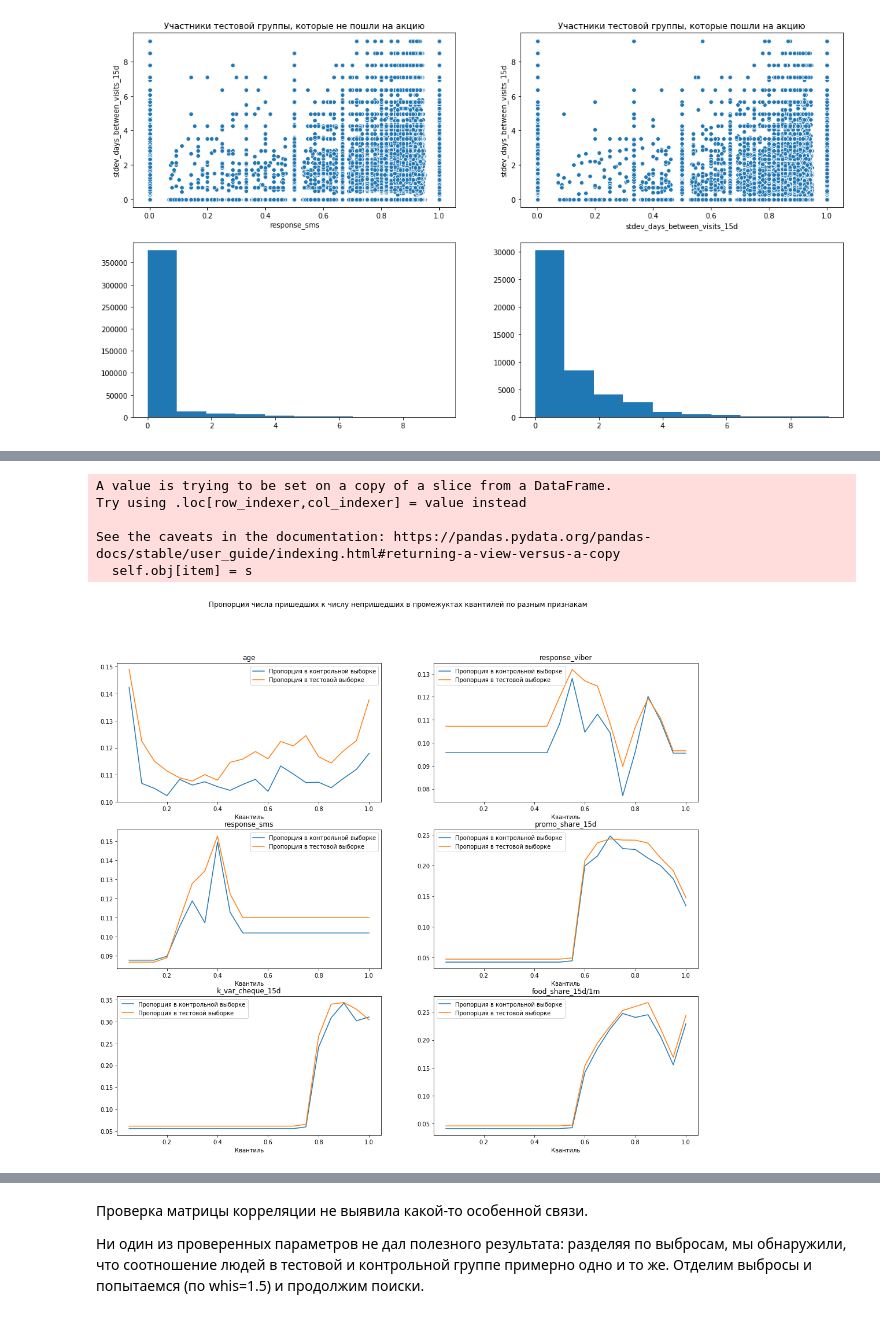
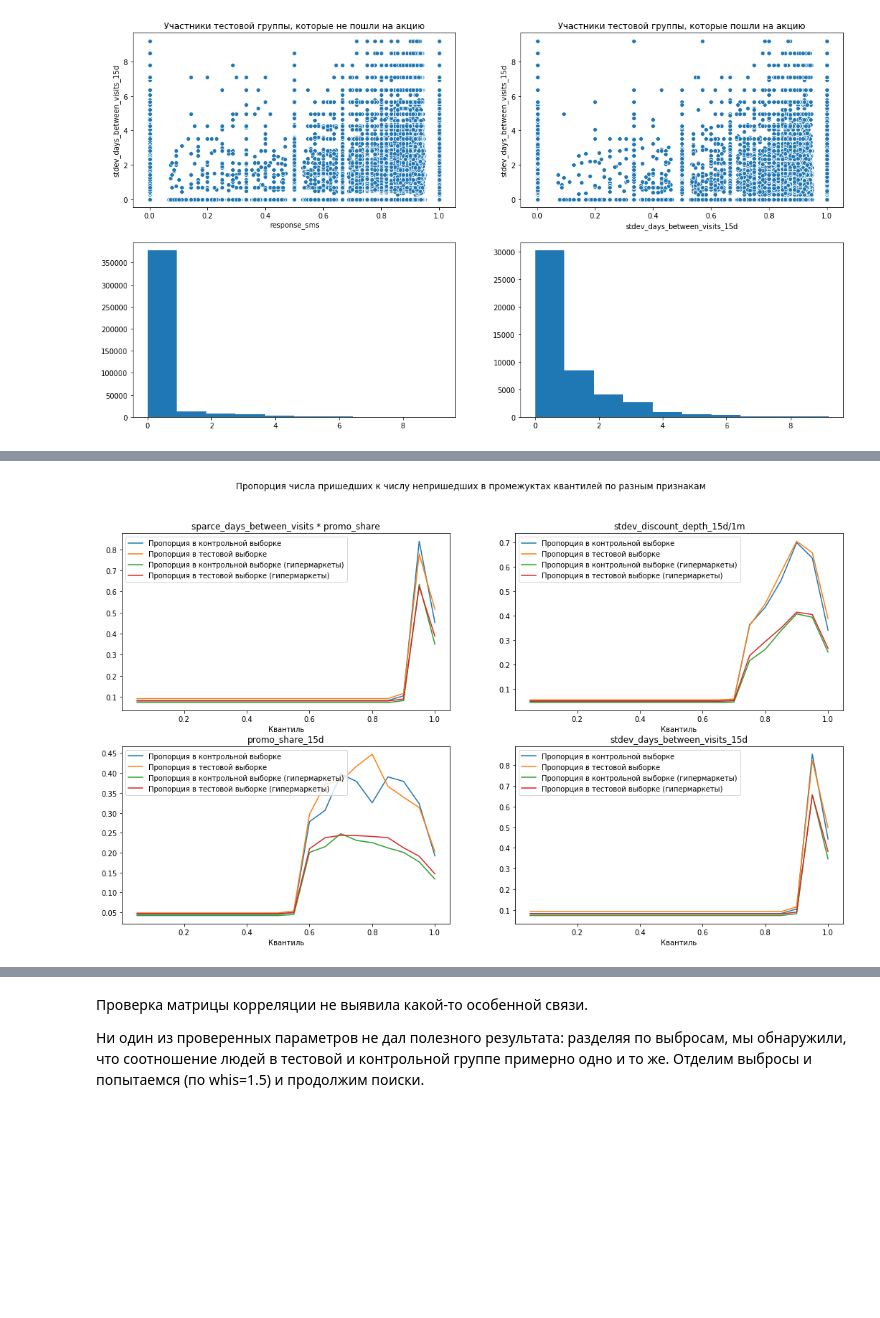
Before and after one commit to DKozl50/pluh_sms, a Jupyter notebook: experiments/EDA_mitya.ipynb, the cells around one changed output, grey strips where cells are left out. Drawn from its saved outputs; the diff is of its cells as text; code cells hidden in the pictures; blank space fills up the shorter version.

Commit message:
fast graphics

```diff
--- a/experiments/EDA_mitya.ipynb
+++ b/experiments/EDA_mitya.ipynb
@@ -126,12 +117,12 @@ data = data[data['main_format'] == 0]
 # %%
+# Checkpoint
+data = data_origin.copy()
+
 # Name of a feature : (columns to collect from, method)
 # methods : mean, max, min, sum
 collect_features = {
-    'age'                            : (['age'], 'sum'),
-    'response_viber'                 : (['response_viber'], 'max'),
-    'response_sms'                   : (['response_sms'], 'max'),
     'promo_share_15d'                : (['promo_share_15d'], 'sum'),
-    'k_var_cheque_15d'               : (['k_var_cheque_15d'], 'sum'),
+    'stdev_days_between_visits_15d'              : (['stdev_days_between_visits_15d'], 'sum'),
 }
 
 # Add collections
@@ -148,58 +139,63 @@ for key in collect_features.keys():
         data.loc[:, key] = data[collect_features[key][0]].min(axis=1)
 
 # Additional observations
-add_features = ['food_share_15d/1m']
-data.loc[:, 'food_share_15d/1m'] = data['food_share_15d'] / (data['food_share_1m'].fillna(0) + 1)
+add_features = ['sparce_days_between_visits * promo_share', 'stdev_discount_depth_15d/1m']
+data.loc[:, 'sparce_days_between_visits * promo_share'] = data['stdev_days_between_visits_15d'] * (data['promo_share_15d'].fillna(0) + 1)
 data.loc[:, 'stdev_discount_depth_15d/1m'] = data['stdev_discount_depth_15d' ] / (data['stdev_discount_depth_1m'].fillna(0) + 1)
-# %% [output]
-A value is trying to be set on a copy of a slice from a DataFrame.
-Try using .loc[row_indexer,col_indexer] = value instead
-
-See the caveats in the documentation: https://pandas.pydata.org/pandas-docs/stable/user_guide/indexing.html#returning-a-view-versus-a-copy
-  self.obj[item] = s
 # %%
-features_list = list(collect_features.keys()) + add_features
+features_list = add_features + list(collect_features.keys())
 # %%
 def class_separator(data):
-    s1 = data[data['group'] == 'test']
-    s11 = s1[s1['response_att'] == 1]
-    s10 = s1[s1['response_att'] == 0]
-
-    s0 = data[data['group'] == 'control']
-    s01 = s0[s0['response_att'] == 1]
-    s00 = s0[s0['response_att'] == 0]
+    s11 = (data['group'] == 'test').values & (data['response_att'] == 1).values
+    s10 = (data['group'] == 'test').values & (data['response_att'] == 0).values
+    s01 = (data['group'] == 'control').values & (data['response_att'] == 1).values
+    s00 = (data['group'] == 'control').values & (data['response_att'] == 0).values
 
     return s00, s01, s10, s11
 # %%
 n_groups = 20
 
 fig, ax = plt.subplots(len(features_list)//2, 2, figsize=(18, 5*(len(features_list)//2)))
 fig.suptitle('Пропорция числа пришедших к числу непришедших в промежуктах квантилей по разным признакам')
 
+s00, s01, s10, s11 = class_separator(data)
+format1_mask = (data['main_format'] == 1).values
+format0_mask = (data['main_format'] == 0).values
+
 for j in range(len(features_list)):
     key = features_list[j]
 
     sp_control = []
     sp_test = []
+
+    sp_control_big = []
+    sp_test_big = []
     for i in range(n_groups):
-        data_sample = data[(data[key] >= data[key].quantile(i * (1 / n_groups))).values
-                           & (data[key] <= data[key].quantile((i + 1) * (1 / n_groups))).values]
+        data_sample = (data[key] >= data[key].quantile(i * (1 / n_groups))).values & \
+            (data[key] <= data[key].quantile((i + 1) * (1 / n_groups))).values
 
-        s00, s01, s10, s11 = class_separator(data_sample)
+        data_little_shops = format1_mask & data_sample
+        data_big_shops = format0_mask & data_sample
 
-        sp_control.append(s01.shape[0] / s00.shape[0])
-        sp_test.append(s11.shape[0] / s10.shape[0])
+        sp_control.append((s01 & data_little_shops).sum() / (s00 & data_little_shops).sum())
+        sp_test.append((s11 & data_little_shops).sum() / (s10 & data_little_shops).sum())
+
+        sp_control_big.append((s01 & data_big_shops).sum() / (s00 & data_big_shops).sum())
+        sp_test_big.append((s11 & data_big_shops).sum() / (s10 & data_big_shops).sum())
 
     ax[j//2, j%2].set_xlabel("Квантиль")
     ax[j//2, j%2].plot([(i + 1) * (1 / n_groups) for i in range(n_groups)], sp_control)
     ax[j//2, j%2].plot([(i + 1) * (1 / n_groups) for i in range(n_groups)], sp_test)
+    ax[j//2, j%2].plot([(i + 1) * (1 / n_groups) for i in range(n_groups)], sp_control_big)
+    ax[j//2, j%2].plot([(i + 1) * (1 / n_groups) for i in range(n_groups)], sp_test_big)
 
-    ax[j//2, j%2].legend(['Пропорция в контрольной выборке', 'Пропорция в тестовой выборке'])
+    ax[j//2, j%2].legend(['Пропорция в контрольной выборке', 'Пропорция в тестовой выборке',
+                         'Пропорция в контрольной выборке (гипермаркеты)', 'Пропорция в тестовой выборке (гипермаркеты)'])
     ax[j//2, j%2].set_title(key)
 
 plt.show()
 # %% [output]
-[figure, old version]
+[figure, new version]
 # %%
 features_list = ["k_var_sku_price_1m_g{}".format(i) for i in
                  [24, 26, 27, 34, 40, 44, 49, 54]]
```
Also changed, not shown: parts of 6 cells of this notebook.
